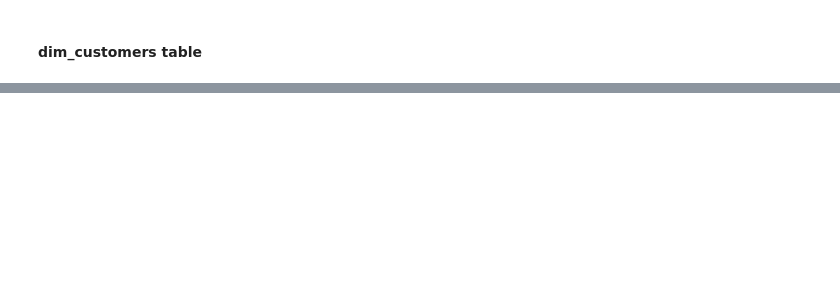
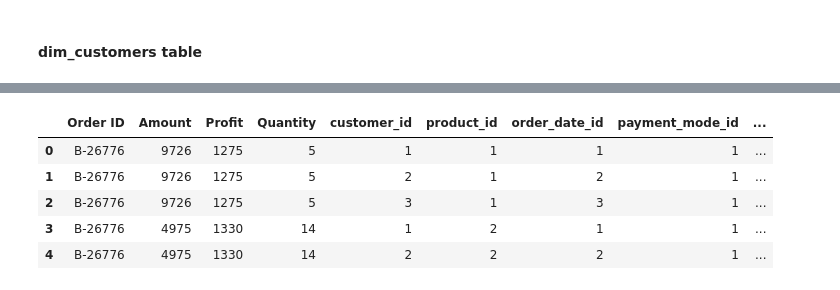
Before and after one commit to dwegrzyniak1/sales_data_warehouse, a Jupyter notebook: notebooks/ETL.ipynb, the cells around one changed output, grey strips where cells are left out. Drawn from its saved outputs; the diff is of its cells as text; code cells hidden in the pictures; blank space fills up the shorter version.

```diff
--- a/notebooks/ETL.ipynb
+++ b/notebooks/ETL.ipynb
@@ -64,0 +112,8 @@ Name: count, Length: 802, dtype: int64
+# %%
+def create_dim_location(df):
+    dim_location = df[['State', 'City']].drop_duplicates()
+    dim_location.reset_index(drop=True, inplace = True)
+    dim_location['location_id'] = dim_location.index + 1
+    dim_location.rename(columns = {'State' : 'state', 'City' : 'city'}, inplace = True)
+
+    return dim_location
@@ -64,0 +131,15 @@ Name: count, Length: 802, dtype: int64
+# %%
+fact_table = raw_data
+dim_customer = create_dim_customer(raw_data)
+dim_product = create_dim_product(raw_data)
+dim_date = create_dim_date(raw_data)
+dim_payment_mode = create_dim_payment_mode(raw_data)
+dim_location = create_dim_location(raw_data)
+# %%
+#change actual data in fact table to dimensional tables keys
+fact_table = fact_table.merge(dim_customer, how='left', left_on=['CustomerName'], right_on=['customer_name'], suffixes = ('', ''))
+fact_table = fact_table.merge(dim_product, how='left', left_on=['Sub-Category', 'Category'], right_on=['sub_category', 'category'])
+fact_table = fact_table.merge(dim_date.rename(columns = {'date_id' : 'order_date_id'}), left_on=['Order_Date_conv'], right_on=['date'])
+fact_table = fact_table.merge(dim_payment_mode, left_on=['PaymentMode'], right_on=['payment_mode'])
+fact_table = fact_table.merge(dim_location, left_on=['State', 'City'], right_on=['state', 'city'])
+fact_table.head()
@@ -64,0 +164,11 @@ Name: count, Length: 802, dtype: int64
+# %%
+fact_table = fact_table[['Order ID', 'Amount', 'Profit', 'Quantity', 'customer_id', 'product_id', 'order_date_id', 'payment_mode_id', 'location_id']]
+# %%
+fact_table.head()
+# %% [output]
+|  | Order ID | Amount | Profit | Quantity | customer_id | product_id | order_date_id | payment_mode_id | ... |
+| 0 | B-26776 | 9726 | 1275 | 5 | 1 | 1 | 1 | 1 | ... |
+| 1 | B-26776 | 9726 | 1275 | 5 | 2 | 1 | 2 | 1 | ... |
+| 2 | B-26776 | 9726 | 1275 | 5 | 3 | 1 | 3 | 1 | ... |
+| 3 | B-26776 | 4975 | 1330 | 14 | 1 | 2 | 1 | 1 | ... |
+| 4 | B-26776 | 4975 | 1330 | 14 | 2 | 2 | 2 | 1 | ... |
```
Also changed, not shown: parts of 27 cells of this notebook, 1 other file.
